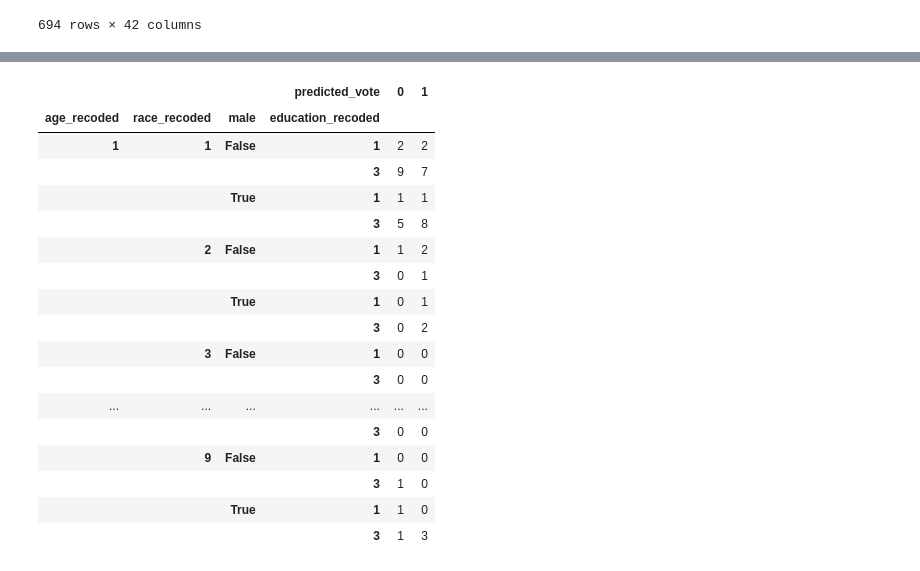
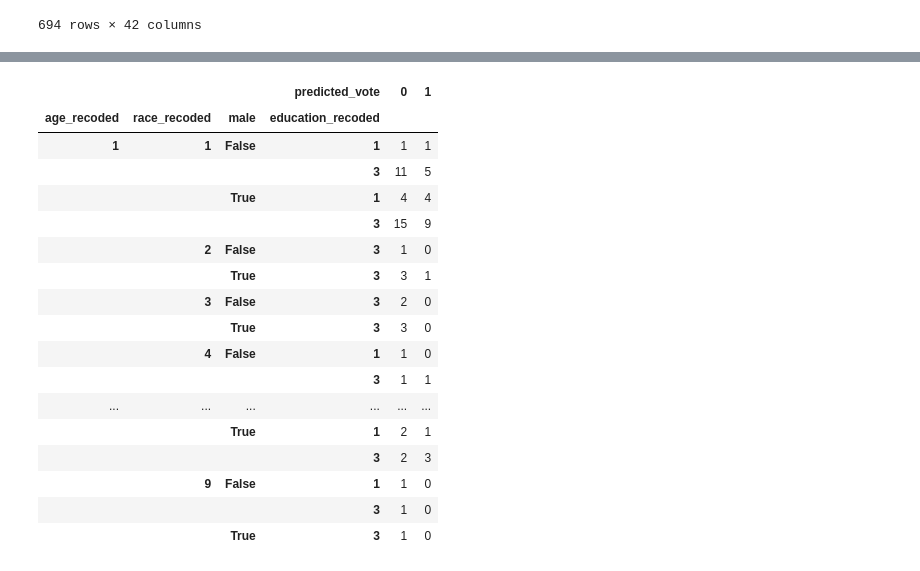
Before and after one commit to pmench/mrp-team, a Jupyter notebook: src/bella_ML.ipynb, the cells around one changed output, grey strips where cells are left out. Saved outputs shown, nothing was run; the diff lists cells and outputs as text; code cells hidden in the pictures.

```diff
--- a/src/bella_ML.ipynb
+++ b/src/bella_ML.ipynb
@@ -830,14 +821,14 @@ nat_2020_june_clean2
 | 866 | False | True | False | True | True | 0 | False | ... |
 694 rows × 42 columns
 # %%
-X = nat_2020_june_clean2.drop(columns = ['vote_choice_recoded'])
-y = nat_2020_june_clean2['vote_choice_recoded']
-# X = nat_2020_clean2.drop(columns = ['vote_choice_recoded'])
-# y = nat_2020_clean2['vote_choice_recoded']
+# X = nat_2020_june_clean2.drop(columns = ['vote_choice_recoded'])
+# y = nat_2020_june_clean2['vote_choice_recoded']
+X = nat_2020_clean2.drop(columns = ['vote_choice_recoded'])
+y = nat_2020_clean2['vote_choice_recoded']
 # train test split
 # TODO: consider stratifying by anything????
 
-X_train, X_test, y_train, y_test = train_test_split(X, y, test_size = 0.4, random_state = 13, stratify=X['male'])
+X_train, X_test, y_train, y_test = train_test_split(X, y, test_size = 0.5, random_state = 13, stratify=X['male'])
 # %%
 y_test.value_counts()
 # %% [output]
@@ -929,12 +920,12 @@ for model in models:
     print(model[0])
     clf = model[1]
     # print(model[2])
-    pipe = Pipeline([('scaler', StandardScaler()), (name, clf)])
+    # pipe = Pipeline([('scaler', StandardScaler()), (name, clf)])
     #model.fit(trainX_prepared, trainY)
-    grids =  GridSearchCV(pipe, param_grid={}, scoring='f1_weighted' ,cv=5)
+    grids =  GridSearchCV(clf, param_grid={}, scoring='f1_weighted' ,cv=5)
     grids.fit(X_train, y_train)
-    if name == 'Gradient Boosting Classification':
-        new_model = clf
+    if name == 'Gradient Boosting Classification3':
+        new_model = grids.best_estimator_
     #print('train result', result['test_score'])
     grids.best_score_
     # print('mean_score:', -np.mean(result['test_score']))
@@ -1142,27 +1154,27 @@ filtered_nat_2020_june.groupby(['age_recoded','race_recoded', 'male','education_
 # %%
 
 filtered_nat_2020 = nat_2020.loc[X_test_copy_filtered.index].drop(columns= ['RESPID', 'PHTYPE', 'age', 'age_bin', 'party', 'party_unaffiliated', 'gender', 'latino', 'race', 'education', 'state', 'vote_choice_recoded'])
 filtered_nat_2020['predicted_vote'] = X_test_copy_filtered['predicted_vote']
 filtered_nat_2020['actual_vote'] = X_test_copy_filtered['actual_vote']
 filtered_nat_2020
-march_final = filtered_nat_2020.groupby(['age_recoded','race_recoded', 'male','education_recoded'])['predicted_vote'].value_counts().unstack(fill_value=0)
-filtered_nat_2020.groupby(['age_recoded','race_recoded', 'male','education_recoded'])['predicted_vote'].value_counts().unstack(fill_value=0)
+march_final = filtered_nat_2020.groupby(['age_recoded','race_recoded', 'male','education_recoded'], observed=False)['predicted_vote'].value_counts().unstack(fill_value=0)
+filtered_nat_2020.groupby(['age_recoded','race_recoded', 'male','education_recoded'], observed=False)['predicted_vote'].value_counts().unstack(fill_value=0)
 # %% [output]
 |  |  |  | predicted_vote | 0 | 1 |
 | age_recoded | race_recoded | male | education_recoded |  |  |
-| 1 | 1 | False | 1 | 2 | 2 |
-|  |  |  | 3 | 9 | 7 |
-|  |  | True | 1 | 1 | 1 |
-|  |  |  | 3 | 5 | 8 |
-|  | 2 | False | 1 | 1 | 2 |
-|  |  |  | 3 | 0 | 1 |
-|  |  | True | 1 | 0 | 1 |
-|  |  |  | 3 | 0 | 2 |
-|  | 3 | False | 1 | 0 | 0 |
-|  |  |  | 3 | 0 | 0 |
+| 1 | 1 | False | 1 | 1 | 1 |
+|  |  |  | 3 | 11 | 5 |
+|  |  | True | 1 | 4 | 4 |
+|  |  |  | 3 | 15 | 9 |
+|  | 2 | False | 3 | 1 | 0 |
+|  |  | True | 3 | 3 | 1 |
+|  | 3 | False | 3 | 2 | 0 |
+|  |  | True | 3 | 3 | 0 |
+|  | 4 | False | 1 | 1 | 0 |
+|  |  |  | 3 | 1 | 1 |
 | ... | ... | ... | ... | ... | ... |
-|  |  |  | 3 | 0 | 0 |
-|  | 9 | False | 1 | 0 | 0 |
+|  |  | True | 1 | 2 | 1 |
+|  |  |  | 3 | 2 | 3 |
+|  | 9 | False | 1 | 1 | 0 |
 |  |  |  | 3 | 1 | 0 |
-|  |  | True | 1 | 1 | 0 |
-|  |  |  | 3 | 1 | 3 |
+|  |  | True | 3 | 1 | 0 |
```
Also changed, not shown: parts of 34 cells of this notebook, 1 other file.
